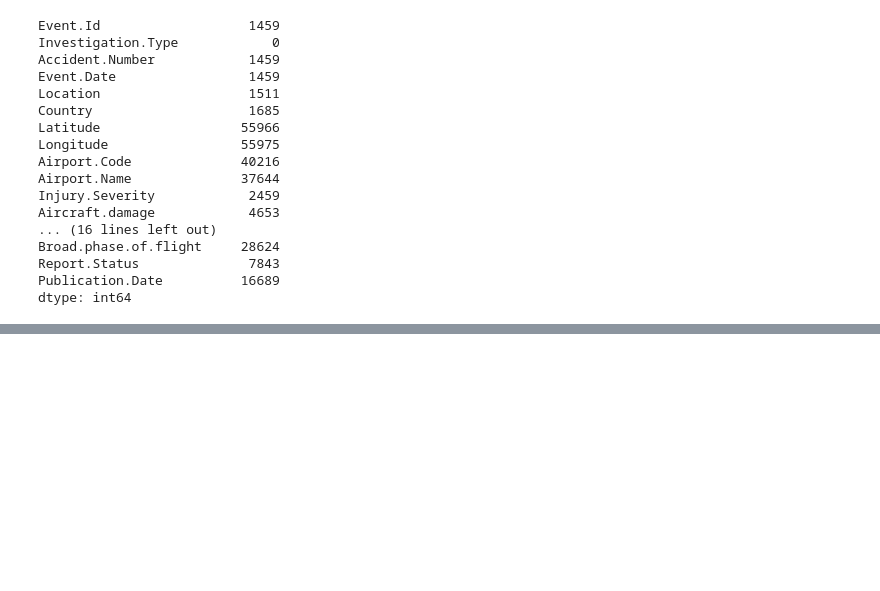
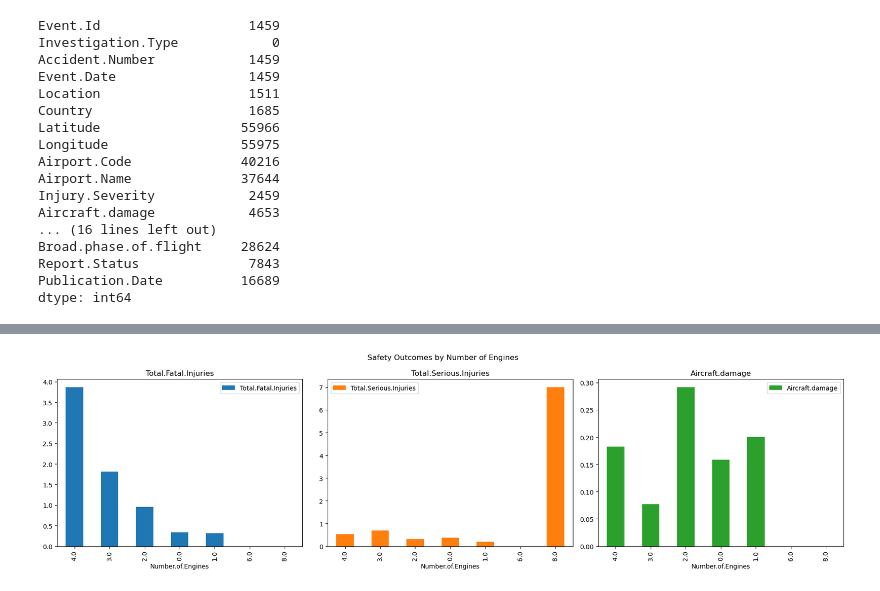
Before and after one commit to Mathews-Odongo/dsc-phase-1-project-v3, a Jupyter notebook: student.ipynb, the cells around one changed output, grey strips where cells are left out. Saved outputs shown, nothing was run; the diff lists cells and outputs as text; code cells hidden in the pictures; blank space fills up the shorter version.

Commit message:
analysis by make

```diff
--- a/student.ipynb
+++ b/student.ipynb
@@ -182,0 +210,21 @@ Aviation_data
+# %%
+
+# Analyze multi-engine safety
+engine_count_analysis = Aviation_data.groupby('Number.of.Engines').agg({
+    'Total.Fatal.Injuries': 'mean',
+    'Total.Serious.Injuries': 'mean',
+    'Aircraft.damage': lambda x: (x.str.contains('Destroyed').mean())
+}).sort_values('Total.Fatal.Injuries', ascending=False)
+
+# Plot
+engine_count_analysis.plot(
+    kind='bar',
+    subplots=True,
+    layout=(1,3),
+    figsize=(18,5),
+    sharex=True
+)
+plt.suptitle("Safety Outcomes by Number of Engines")
+plt.show()
+# %% [output]
+[figure, added]
```
Also changed, not shown: parts of 12 cells of this notebook.
